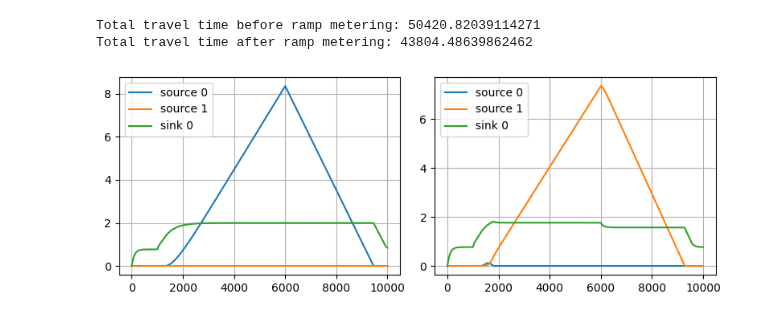
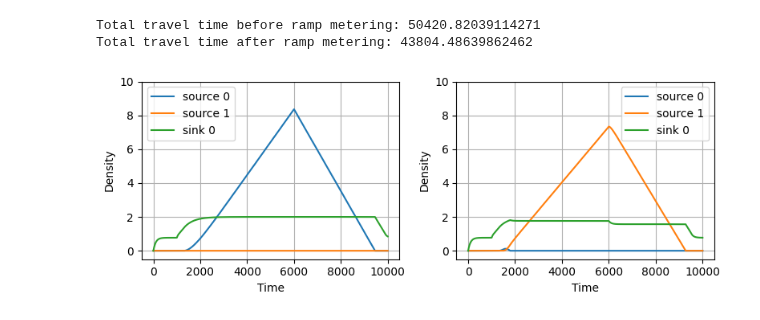
Before and after one commit to RandomWalker-1s/Dynamic-Flow-Networks, a Jupyter notebook: How Ramp Metering Works/Case 1.ipynb, the cells around one changed output. Cells and saved outputs as stored; diff of their text form; code cells hidden in the pictures.

```diff
--- a/How Ramp Metering Works/Case 1.ipynb
+++ b/How Ramp Metering Works/Case 1.ipynb
@@ -154,22 +154,28 @@ Total travel time after ramp metering: 43804.48639862462
 # %%
 plt.figure(figsize=(8, 3))
 
 plt.subplot(1, 2, 1)
-plt.plot(net_0.source_list[0].state_output['density'], label='source 0')
-plt.plot(net_0.source_list[1].state_output['density'], label='source 1')
-plt.plot(net_0.sink_list[0].state_output['density'], label='sink 0')
+plt.plot(net_0.source_list[0].state_output['density'].T, label='source 0')
+plt.plot(net_0.source_list[1].state_output['density'].T, label='source 1')
+plt.plot(net_0.sink_list[0].state_output['density'].T, label='sink 0')
+plt.ylim([-0.5, 10])
+plt.ylabel('Density')
+plt.xlabel('Time')
 plt.legend()
 plt.grid()
 
 plt.subplot(1, 2, 2)
-plt.plot(controlled_net_0.source_list[0].state_output['density'], label='source 0')
-plt.plot(controlled_net_0.source_list[1].state_output['density'], label='source 1')
-plt.plot(controlled_net_0.sink_list[0].state_output['density'], label='sink 0')
+plt.plot(controlled_net_0.source_list[0].state_output['density'].T, label='source 0')
+plt.plot(controlled_net_0.source_list[1].state_output['density'].T, label='source 1')
+plt.plot(controlled_net_0.sink_list[0].state_output['density'].T, label='sink 0')
+plt.ylim([-0.5, 10])
+plt.ylabel('Density')
+plt.xlabel('Time')
 plt.legend()
 plt.grid()
 
 plt.tight_layout()
 
 plt.show()
 # %% [output]
-[figure, old version]
+[figure, new version]
```
Also changed, not shown: parts of 1 cell of this notebook, 31 other files.
